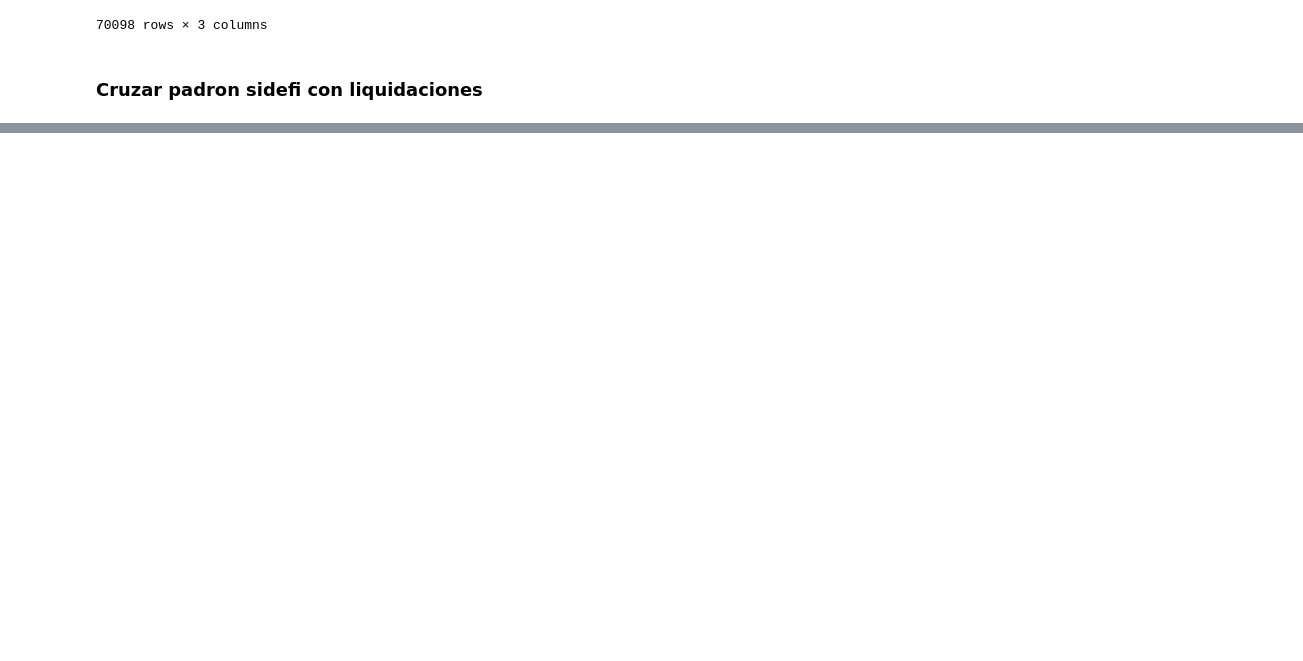
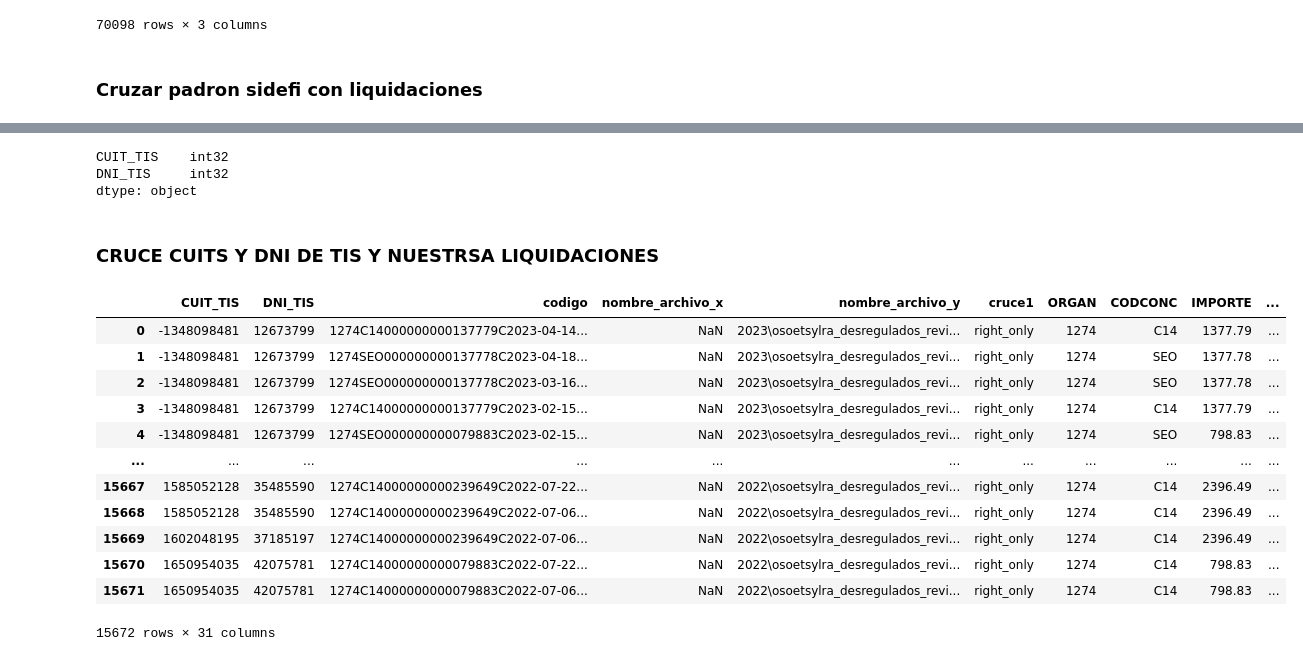
Before and after one commit to dantegarciadev/osoetsy_csv, a Jupyter notebook: ordenar_pagos_TIS.ipynb, the cells around one changed output, grey strips where cells are left out. Cells and saved outputs as stored; diff of their text form; code cells hidden in the pictures; blank space fills up the shorter version.

```diff
--- a/ordenar_pagos_TIS.ipynb
+++ b/ordenar_pagos_TIS.ipynb
@@ -293,0 +276,6 @@ liq_convenio_merge.to_csv(save_path + '\liq_convenio_merge.csv' , sep=	';' , ind
+# %%
+liq_convenio_final = liq_convenio_merge
+liq_convenio_final.drop_duplicates(subset='codigo', inplace=True)
+# %%
+liq_convenio_final['CUITAPO']=liq_convenio_final['CUITAPO'].astype(np.int64)
+liq_convenio_final.rename(columns={"_merge":"cruce2"}, inplace = True)
@@ -293,0 +284,18 @@ liq_convenio_merge.to_csv(save_path + '\liq_convenio_merge.csv' , sep=	';' , ind
+# %%
+#cargar primero el excel o csv
+archivo = None
+while True:
+    archivo = funciones.seleccionar_archivo()
+    print(archivo)
+    if archivo:
+        ruta_archivo = archivo.name
+        try:
+            cuit_tis = pd.read_excel(ruta_archivo)
+            #padron = pd.read_csv(archivo, sep=";", encoding="ISO-8859-1")
+            print(cuit_tis)
+            break
+        except UnicodeDecodeError:
+            print("Error de decodificación de caracteres. Intenta con otra codificación o archivo.")
+            continue
+    else:
+        print("Archivo incorrecto. Por favor, vuelva a cargarlo.")
@@ -293,0 +318,28 @@ liq_convenio_merge.to_csv(save_path + '\liq_convenio_merge.csv' , sep=	';' , ind
+# %%
+cuit_tis[['CUITS','DNI']] = cuit_tis[['CUITS','DNI']].astype(int)
+cuit_tis.rename(columns={'CUITS':'CUIT_TIS','DNI':'DNI_TIS'}, inplace = True)
+
+cuit_tis.dtypes
+# %% [output]
+CUIT_TIS    int32
+DNI_TIS     int32
+dtype: object
+# %% [markdown]
+### CRUCE CUITS Y DNI DE TIS Y NUESTRSA LIQUIDACIONES
+# %%
+liq_de_tis = pd.merge(cuit_tis, liq_convenio_final, left_on = "DNI_TIS", right_on="DNI_CONT", how='left', indicator=True)
+liq_de_tis
+# %% [output]
+|  | CUIT_TIS | DNI_TIS | codigo | nombre_archivo_x | nombre_archivo_y | cruce1 | ORGAN | CODCONC | IMPORTE | ... |
+| 0 | -1348098481 | 12673799 | 1274C14000000000137779C2023-04-14... | NaN | 2023\osoetsylra_desregulados_revi... | right_only | 1274 | C14 | 1377.79 | ... |
+| 1 | -1348098481 | 12673799 | 1274SEO000000000137778C2023-04-18... | NaN | 2023\osoetsylra_desregulados_revi... | right_only | 1274 | SEO | 1377.78 | ... |
+| 2 | -1348098481 | 12673799 | 1274SEO000000000137778C2023-03-16... | NaN | 2023\osoetsylra_desregulados_revi... | right_only | 1274 | SEO | 1377.78 | ... |
+| 3 | -1348098481 | 12673799 | 1274C14000000000137779C2023-02-15... | NaN | 2023\osoetsylra_desregulados_revi... | right_only | 1274 | C14 | 1377.79 | ... |
+| 4 | -1348098481 | 12673799 | 1274SEO000000000079883C2023-02-15... | NaN | 2023\osoetsylra_desregulados_revi... | right_only | 1274 | SEO | 798.83 | ... |
+| ... | ... | ... | ... | ... | ... | ... | ... | ... | ... | ... |
+| 15667 | 1585052128 | 35485590 | 1274C14000000000239649C2022-07-22... | NaN | 2022\osoetsylra_desregulados_revi... | right_only | 1274 | C14 | 2396.49 | ... |
+| 15668 | 1585052128 | 35485590 | 1274C14000000000239649C2022-07-06... | NaN | 2022\osoetsylra_desregulados_revi... | right_only | 1274 | C14 | 2396.49 | ... |
+| 15669 | 1602048195 | 37185197 | 1274C14000000000239649C2022-07-06... | NaN | 2022\osoetsylra_desregulados_revi... | right_only | 1274 | C14 | 2396.49 | ... |
+| 15670 | 1650954035 | 42075781 | 1274C14000000000079883C2022-07-22... | NaN | 2022\osoetsylra_desregulados_revi... | right_only | 1274 | C14 | 798.83 | ... |
+| 15671 | 1650954035 | 42075781 | 1274C14000000000079883C2022-07-06... | NaN | 2022\osoetsylra_desregulados_revi... | right_only | 1274 | C14 | 798.83 | ... |
+15672 rows × 31 columns
```
Also changed, not shown: parts of 18 cells of this notebook, 2 other files.
